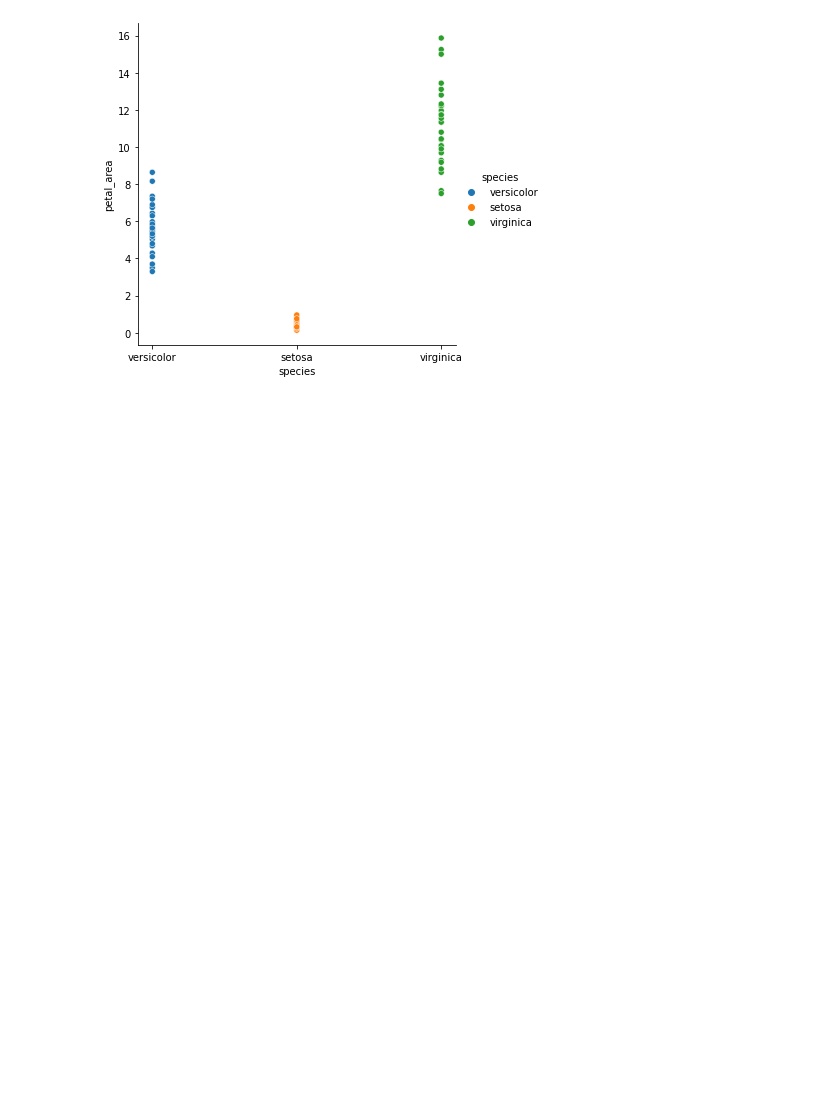
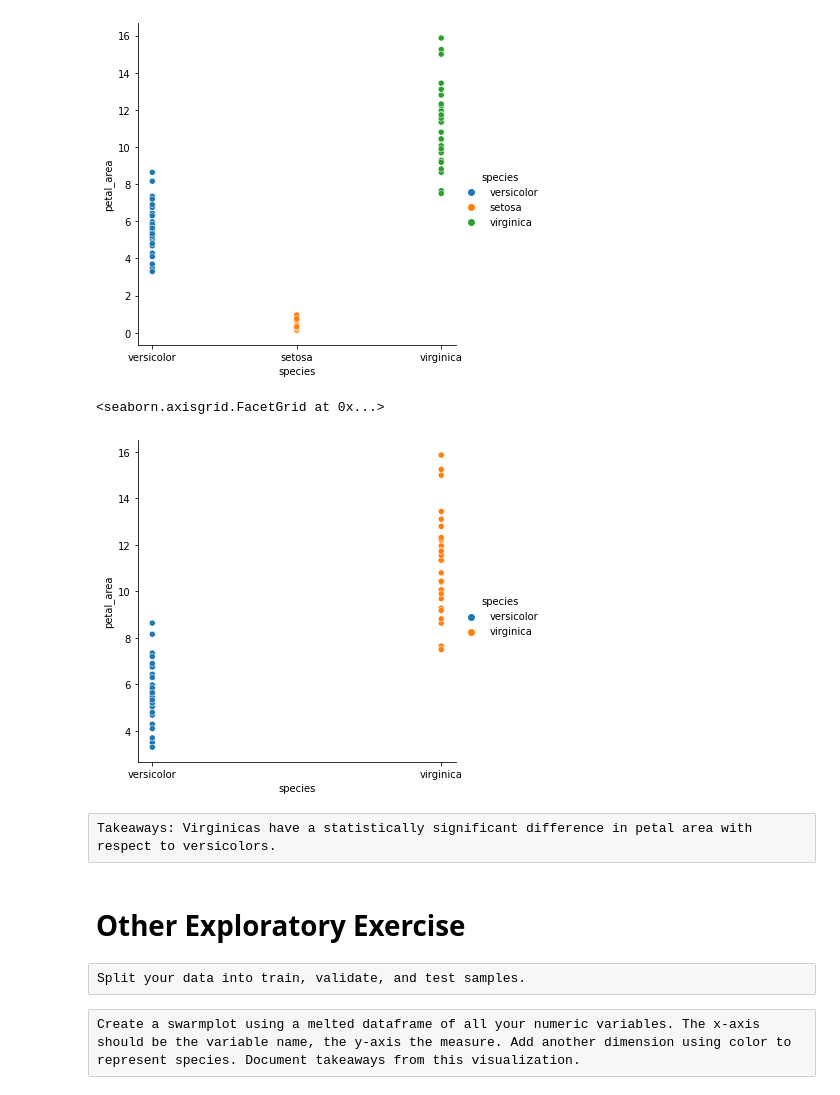
Before and after one commit to annah-vu/classification-exercises, a Jupyter notebook: classification_exercises.ipynb, the cells around one changed output. Drawn from its saved outputs; the diff is of its cells as text; code cells hidden in the pictures; blank space fills up the shorter version.

Commit message:
other exploratory exercises not done yet

```diff
--- a/classification_exercises.ipynb
+++ b/classification_exercises.ipynb
@@ -539,0 +544,11 @@ sns.relplot(x='species', y='petal_area', data=dropped_train, hue='species')
+# %%
+sns.relplot(x='species', y='petal_area', data=dropped_train[dropped_train.species!='setosa'], hue='species')
+# %% [output]
+<seaborn.axisgrid.FacetGrid at 0x...>
+[figure, added]
+# %% [raw]
+Takeaways: Virginicas have a statistically significant difference in petal area with respect to versicolors.
+# %% [markdown]
+# Other Exploratory Exercise
+# %% [raw]
+Split your data into train, validate, and test samples.
@@ -539,0 +559,2 @@ sns.relplot(x='species', y='petal_area', data=dropped_train, hue='species')
+# %% [raw]
+Create a swarmplot using a melted dataframe of all your numeric variables. The x-axis should be the variable name, the y-axis the measure. Add another dimension using color to represent species. Document takeaways from this visualization.
```
Also changed, not shown: parts of 14 cells of this notebook.
